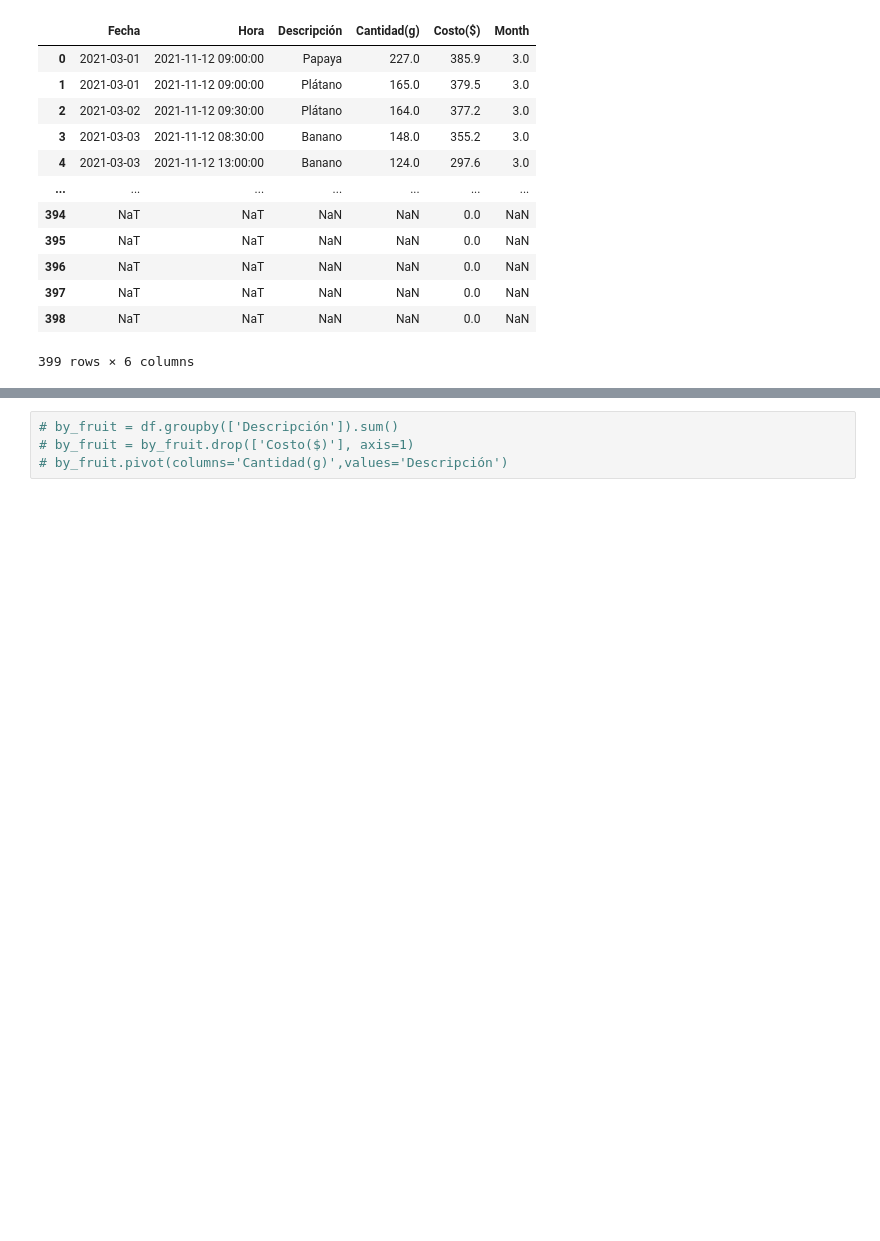
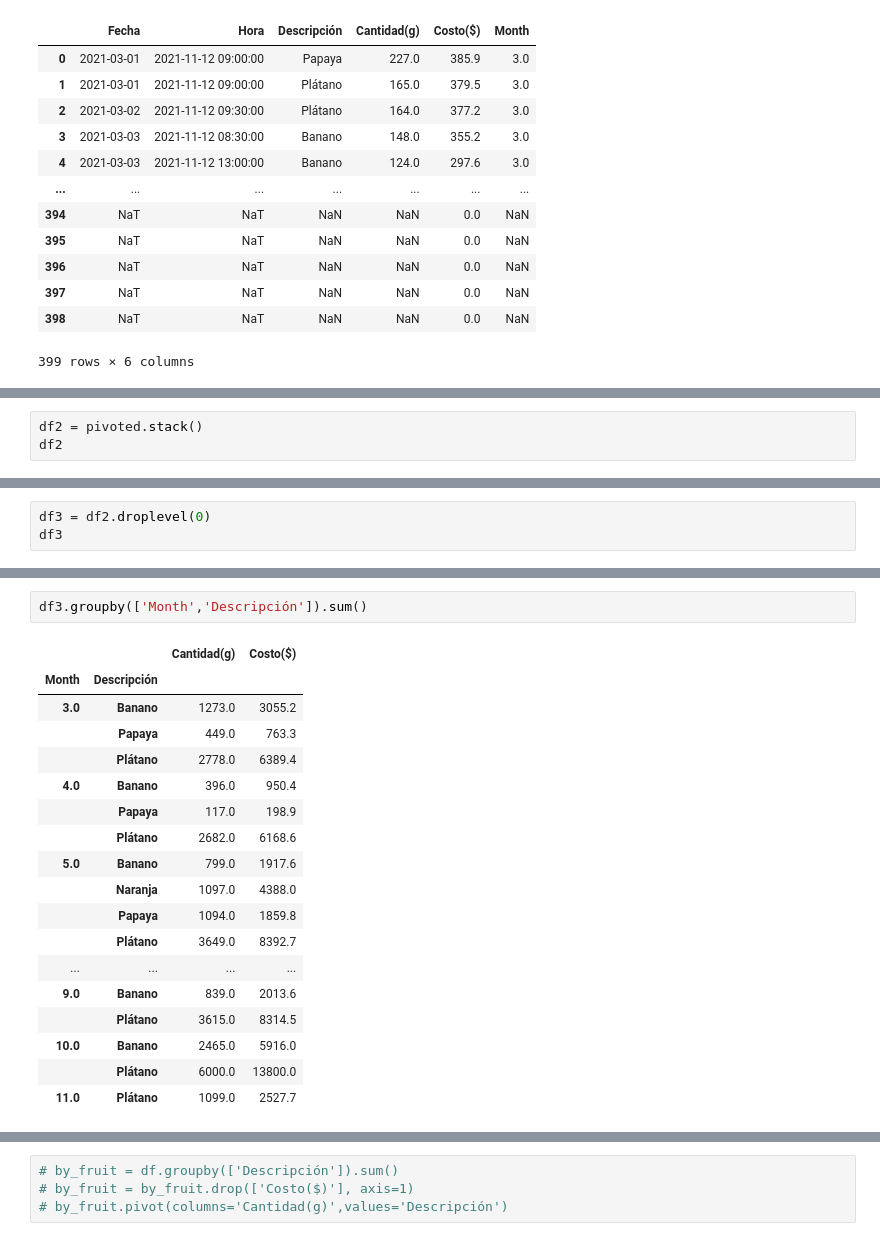
Before and after one commit to isabelyb/bokeh_birds_dashboard, a Jupyter notebook: birds_dashboard.ipynb, the cells around one changed output, grey strips where cells are left out. Drawn from its saved outputs; the diff is of its cells as text; blank space fills up the shorter version.

Commit message:
stacked plot

```diff
--- a/birds_dashboard.ipynb
+++ b/birds_dashboard.ipynb
@@ -56,0 +91,3 @@ df
+# %%
+df2 = pivoted.stack()
+df2
@@ -56,0 +109,3 @@ df
+# %%
+df3 = df2.droplevel(0)
+df3
@@ -56,0 +127,21 @@ df
+# %%
+df3.groupby(['Month','Descripción']).sum()
+# %% [output]
+|  |  | Cantidad(g) | Costo($) |
+| Month | Descripción |  |  |
+| 3.0 | Banano | 1273.0 | 3055.2 |
+|  | Papaya | 449.0 | 763.3 |
+|  | Plátano | 2778.0 | 6389.4 |
+| 4.0 | Banano | 396.0 | 950.4 |
+|  | Papaya | 117.0 | 198.9 |
+|  | Plátano | 2682.0 | 6168.6 |
+| 5.0 | Banano | 799.0 | 1917.6 |
+|  | Naranja | 1097.0 | 4388.0 |
+|  | Papaya | 1094.0 | 1859.8 |
+|  | Plátano | 3649.0 | 8392.7 |
+| ... | ... | ... | ... |
+| 9.0 | Banano | 839.0 | 2013.6 |
+|  | Plátano | 3615.0 | 8314.5 |
+| 10.0 | Banano | 2465.0 | 5916.0 |
+|  | Plátano | 6000.0 | 13800.0 |
+| 11.0 | Plátano | 1099.0 | 2527.7 |
```
Also changed, not shown: parts of 14 cells of this notebook, 1 other file.
